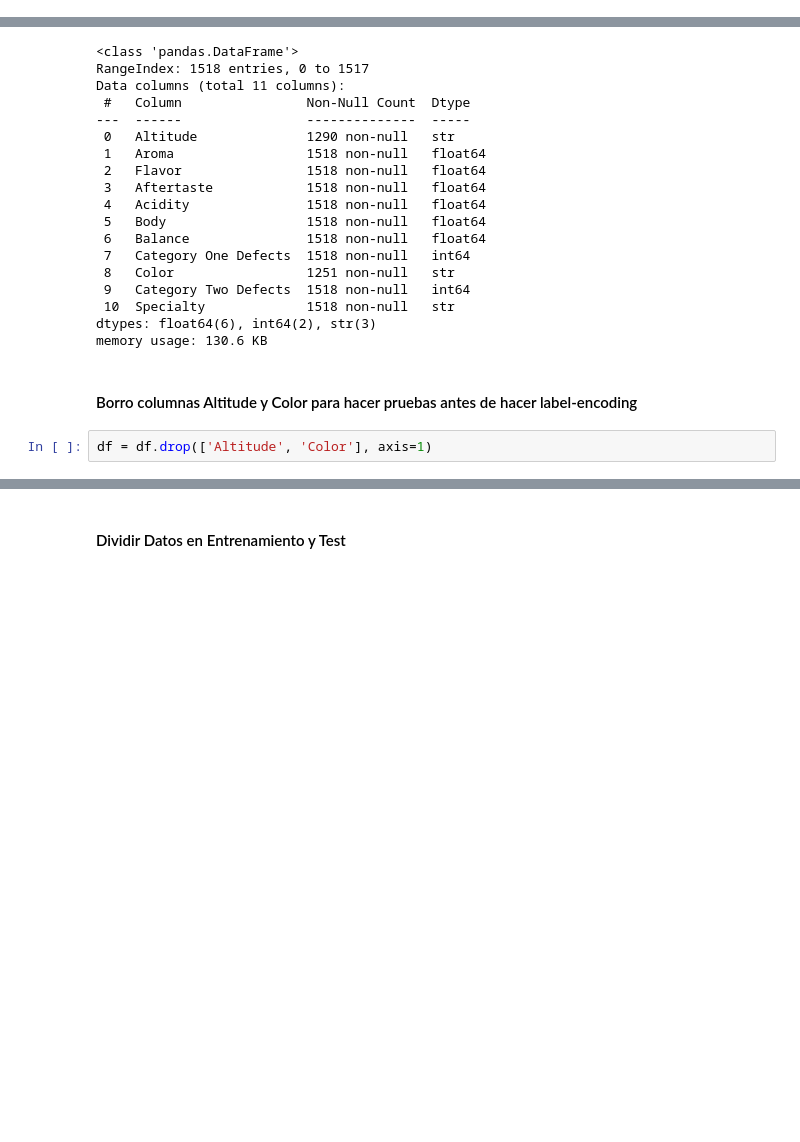
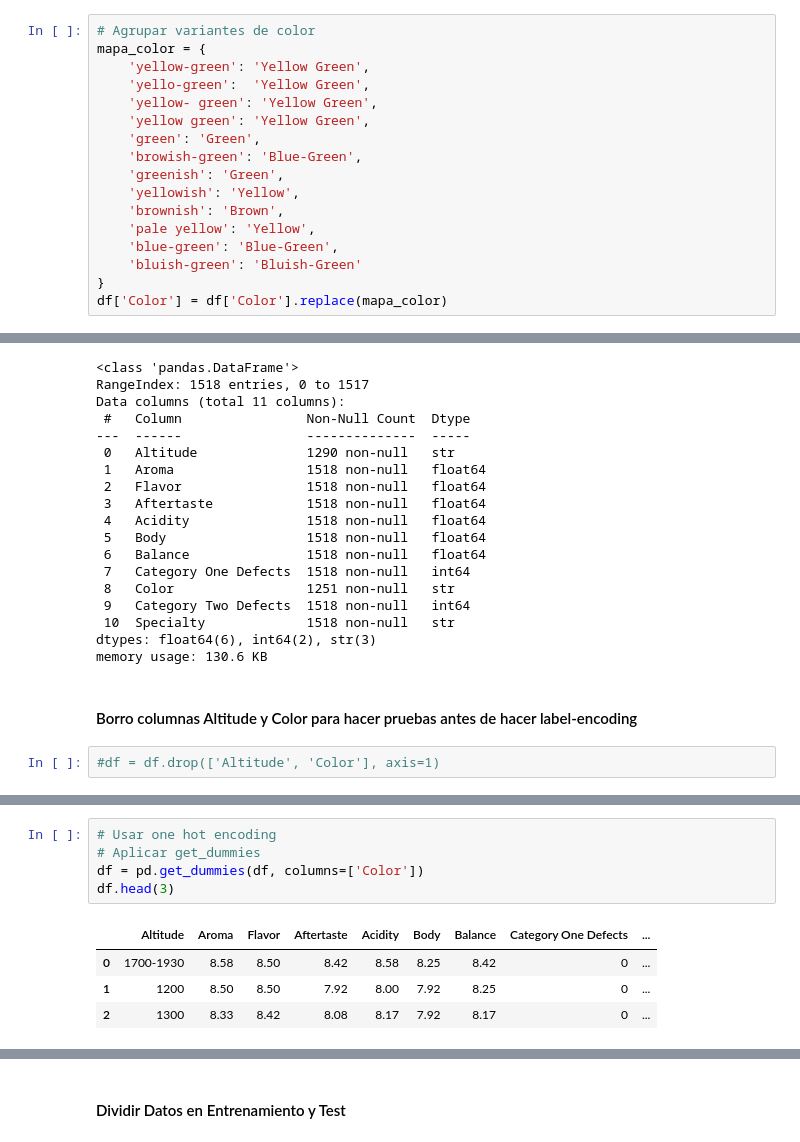
Before and after one commit to Bootcamp-IA-P6/Proyecto6_Grupo1, a Jupyter notebook: models/Arbol-Decision.ipynb, the cells around one changed output, grey strips where cells are left out. Cells and saved outputs as stored; diff of their text form; blank space fills up the shorter version.

```diff
--- a/models/Arbol-Decision.ipynb
+++ b/models/Arbol-Decision.ipynb
@@ -31,3 +31,20 @@ print(f'📊 Dimensiones df: {df.shape[0]} filas x {df.shape[1]} columnas')
 # Estas columnas son metadata (identificadores, nombres) que no aportan al modelo
 # 📌 ACCIÓN: Revisa la lista de columnas y ajusta eliminando lo que consideres
 df = df.drop(['Country of Origin', 'Harvest Year', 'Variety', 'Processing Method', 'Uniformity', 'Clean Cup', 'Sweetness'], axis=1)
+# %%
+# Agrupar variantes de color
+mapa_color = {
+    'yellow-green': 'Yellow Green',
+    'yello-green':  'Yellow Green',
+    'yellow- green': 'Yellow Green',
+    'yellow green': 'Yellow Green',
+    'green': 'Green',
+    'browish-green': 'Blue-Green',
+    'greenish': 'Green',
+    'yellowish': 'Yellow',
+    'brownish': 'Brown',
+    'pale yellow': 'Yellow',
+    'blue-green': 'Blue-Green',
+    'bluish-green': 'Bluish-Green'
+}
+df['Color'] = df['Color'].replace(mapa_color)
@@ -55,4 +79,4 @@ memory usage: 130.6 KB
 # %% [markdown]
 #### Borro columnas Altitude y Color para hacer pruebas antes de hacer label-encoding
 # %%
-df = df.drop(['Altitude', 'Color'], axis=1)
+#df = df.drop(['Altitude', 'Color'], axis=1)
@@ -58,0 +102,10 @@ df = df.drop(['Altitude', 'Color'], axis=1)
+# %%
+# Usar one hot encoding
+# Aplicar get_dummies
+df = pd.get_dummies(df, columns=['Color'])
+df.head(3)
+# %% [output]
+|  | Altitude | Aroma | Flavor | Aftertaste | Acidity | Body | Balance | Category One Defects | ... |
+| 0 | 1700-1930 | 8.58 | 8.50 | 8.42 | 8.58 | 8.25 | 8.42 | 0 | ... |
+| 1 | 1200 | 8.50 | 8.50 | 7.92 | 8.00 | 7.92 | 8.25 | 0 | ... |
+| 2 | 1300 | 8.33 | 8.42 | 8.08 | 8.17 | 7.92 | 8.17 | 0 | ... |
```
Also changed, not shown: parts of 28 cells of this notebook, 2 other files.
